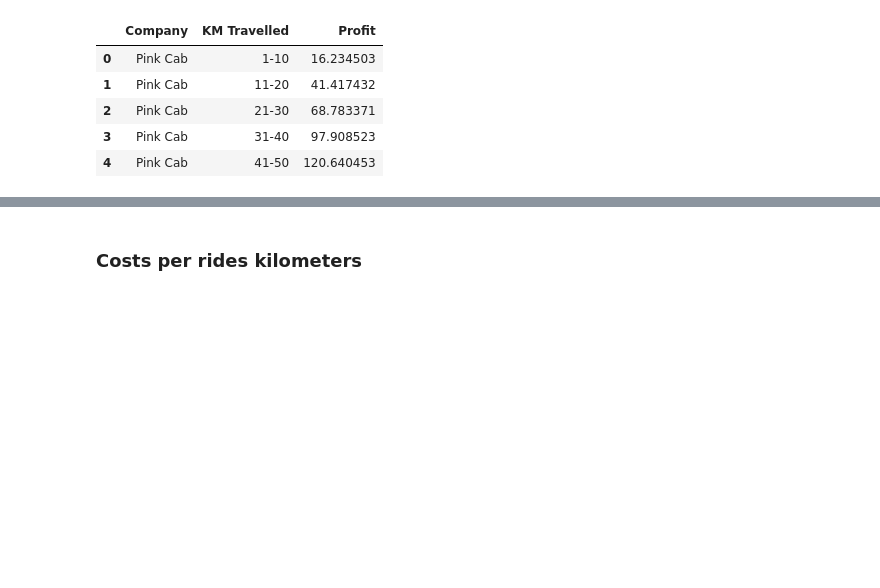
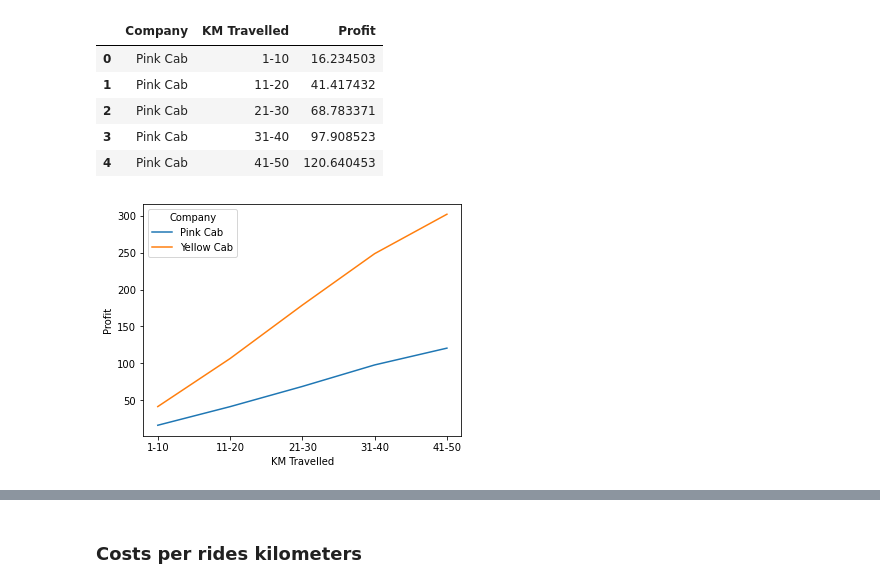
Before and after one commit to sebacastrocba/dataglacier-internship, a Jupyter notebook: G2M_DG_week2.ipynb, the cells around one changed output, grey strips where cells are left out. Saved outputs shown, nothing was run; the diff lists cells and outputs as text; code cells hidden in the pictures; blank space fills up the shorter version.

```diff
--- a/G2M_DG_week2.ipynb
+++ b/G2M_DG_week2.ipynb
@@ -785,3 +818,10 @@ km3.head()
 | 2 | Pink Cab | 21-30 | 68.783371 |
 | 3 | Pink Cab | 31-40 | 97.908523 |
 | 4 | Pink Cab | 41-50 | 120.640453 |
+# %%
+sns.lineplot(x='KM Travelled', y='Profit', hue='Company', data=km3)
+plt.xlabel('KM Travelled')
+plt.savefig('kmtravelled_profit.png')
+plt.show()
+# %% [output]
+[figure, added]
```
Also changed, not shown: parts of 23 cells of this notebook.
